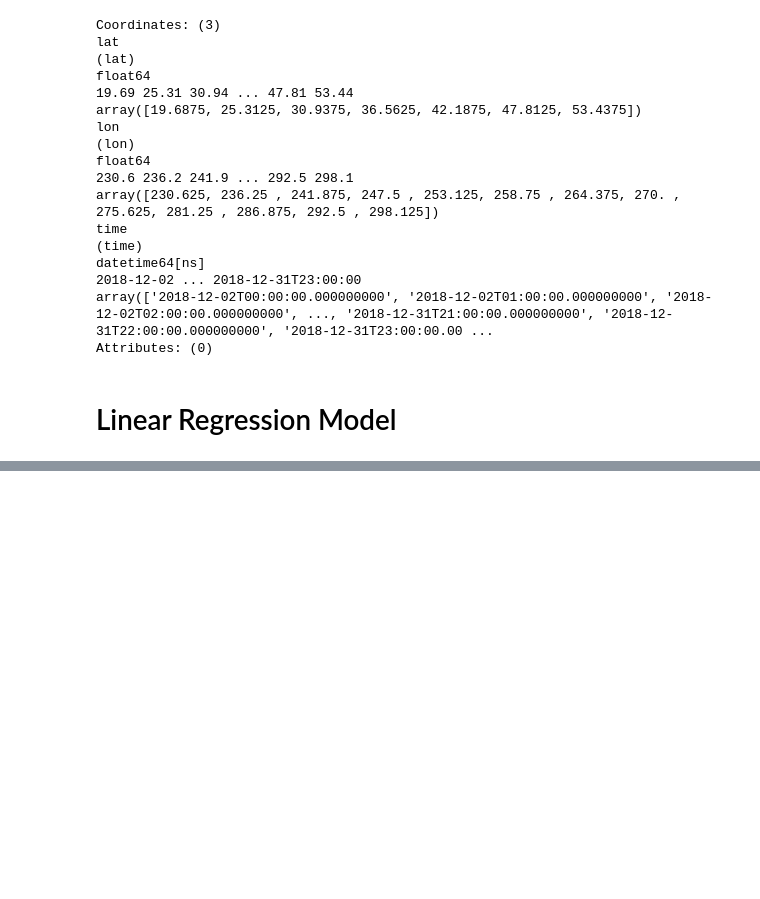
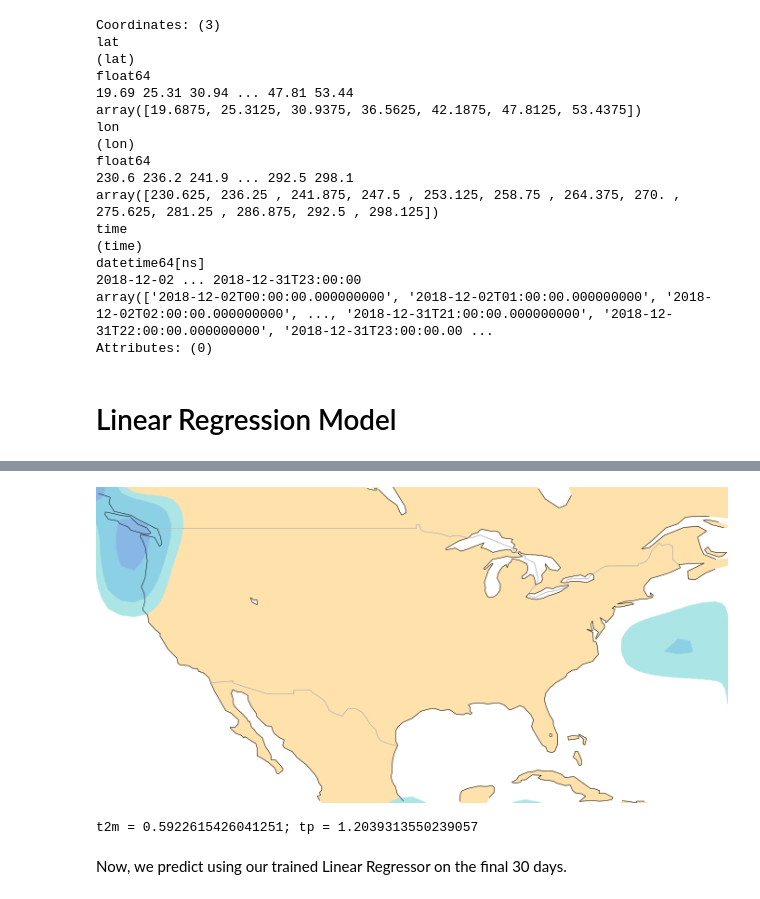
Before and after one commit to abadari3/CSE6242_Weather_Forecasting, a Jupyter notebook: CODE/notebooks/2-baselines.ipynb, the cells around one changed output, grey strips where cells are left out. Drawn from its saved outputs; the diff is of its cells as text; code cells hidden in the pictures; blank space fills up the shorter version.

```diff
--- a/CODE/notebooks/2-baselines.ipynb
+++ b/CODE/notebooks/2-baselines.ipynb
@@ -324,0 +395,11 @@ us_hourly_climatology_precipitation.to_netcdf('data/us_precipitation_hourly_clim
+# %%
+plot_rain(normalize(p.tp))
+# %% [output]
+[figure, added]
+# %%
+r = compute_weighted_rmse(normalize(p), normalize(test_data)).compute()
+print('; '.join([f'{v} = {r[v].values}' for v in r]) + '\n')
+# %% [output]
+t2m = 0.5922615426041251; tp = 1.2039313550239057
+# %% [markdown]
+Now, we predict using our trained Linear Regressor on the final 30 days.
```
Also changed, not shown: parts of 21 cells of this notebook, 4 other files.
